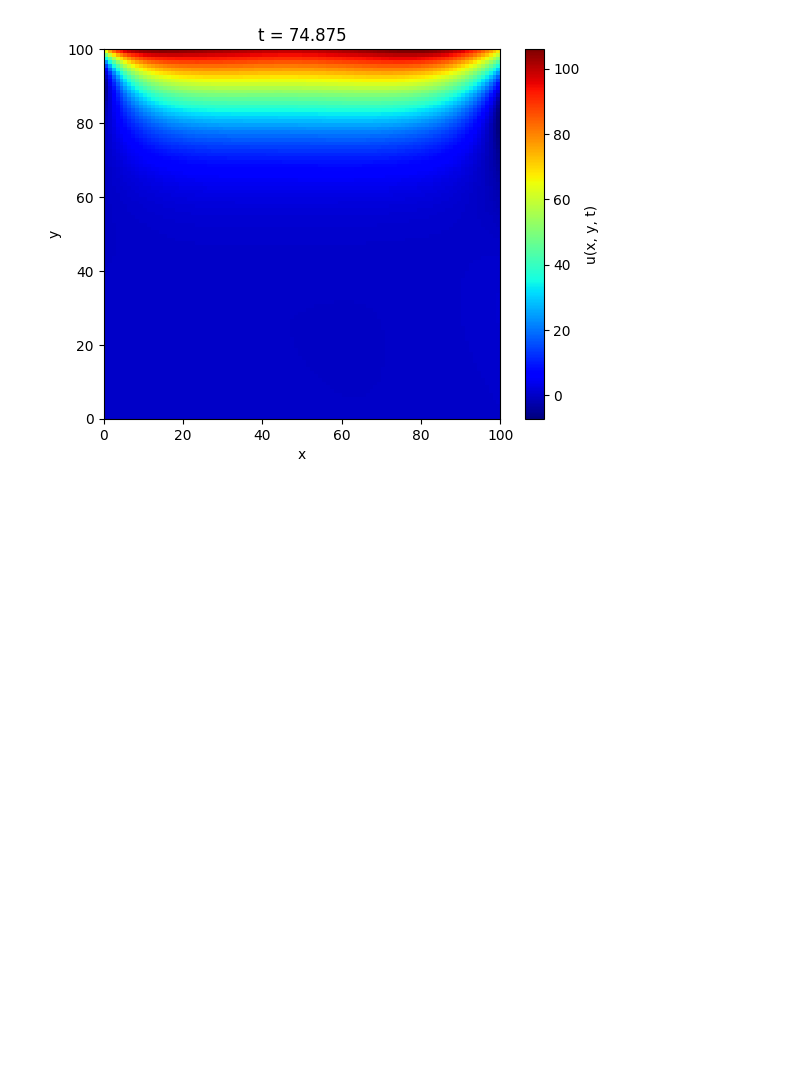
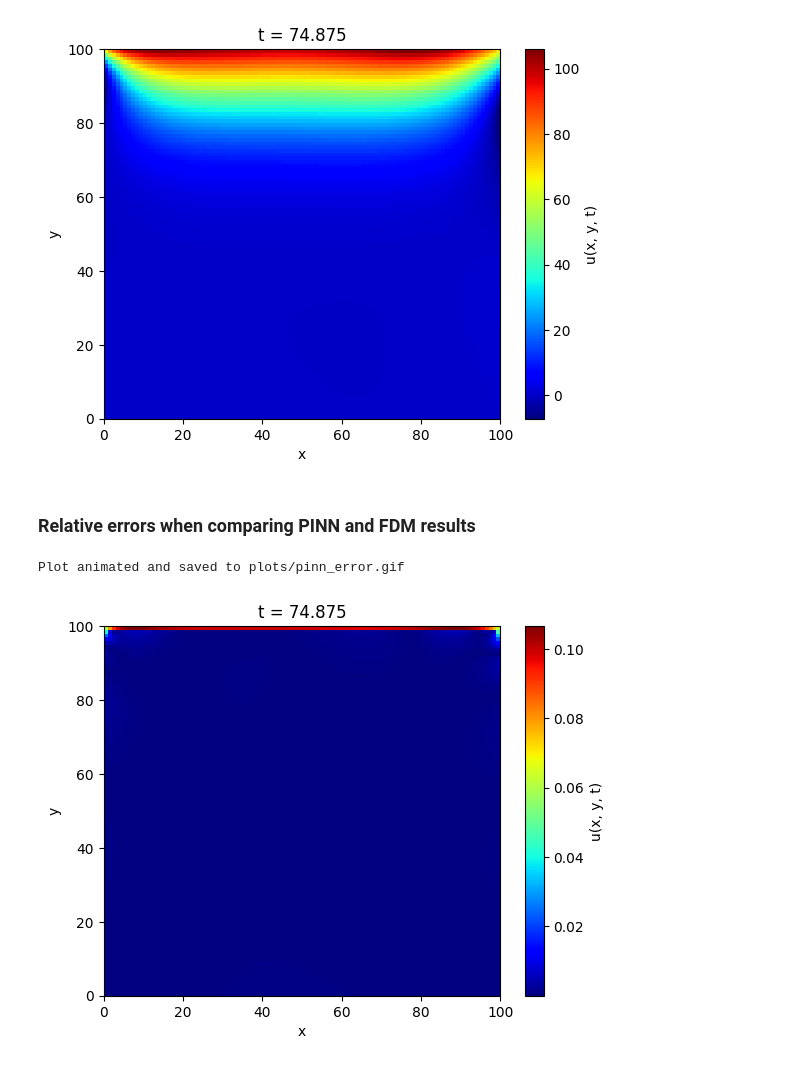
Before and after one commit to nkusla/heat-transfer-pinn, a Jupyter notebook: main.ipynb, the cells around one changed output. Cells and saved outputs as stored; diff of their text form; code cells hidden in the pictures; blank space fills up the shorter version.

```diff
--- a/main.ipynb
+++ b/main.ipynb
@@ -232,3 +232,20 @@ Training time: 3.17555 min
 Time: 0.27304 seconds
 Plot animated and saved to plots/pinn_prediction_alpha.gif
 [figure]
+# %% [markdown]
+### Relative errors when comparing PINN and FDM results
+# %%
+# Relative error calculation
+
+offset = 1000.0
+u_true = solver.u + offset
+u_pred = u_all + offset
+u_error = u_true - u_pred
+u_error = np.abs(u_error / u_true)
+
+plotter.animate_plot(u_error, options['delta_t'], filename="plots/pinn_relative_error.gif")
+plt = plotter.plot_frame(u_error, u_error.shape[2]-1, options['delta_t'])
+plt.show()
+# %% [output]
+Plot animated and saved to plots/pinn_error.gif
+[figure, added]
```
Also changed, not shown: parts of 2 cells of this notebook, 2 other files.
